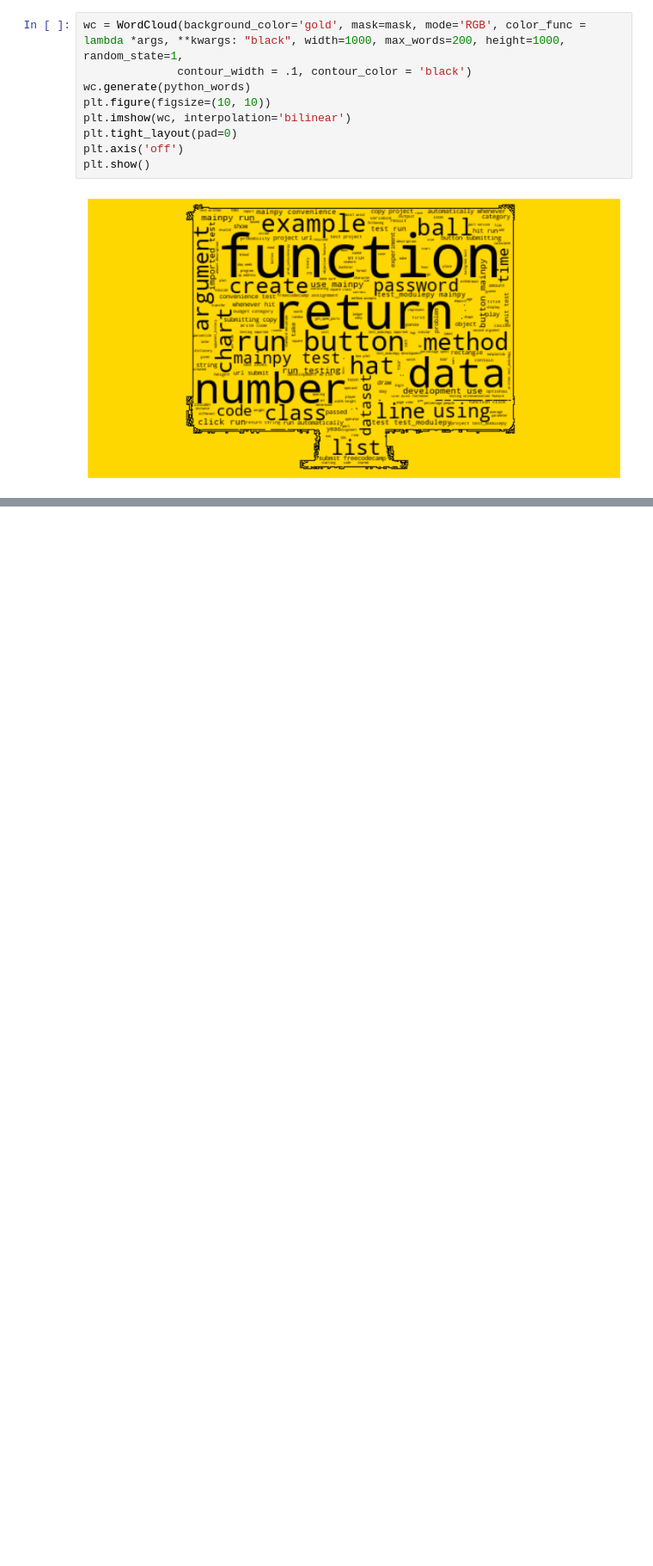
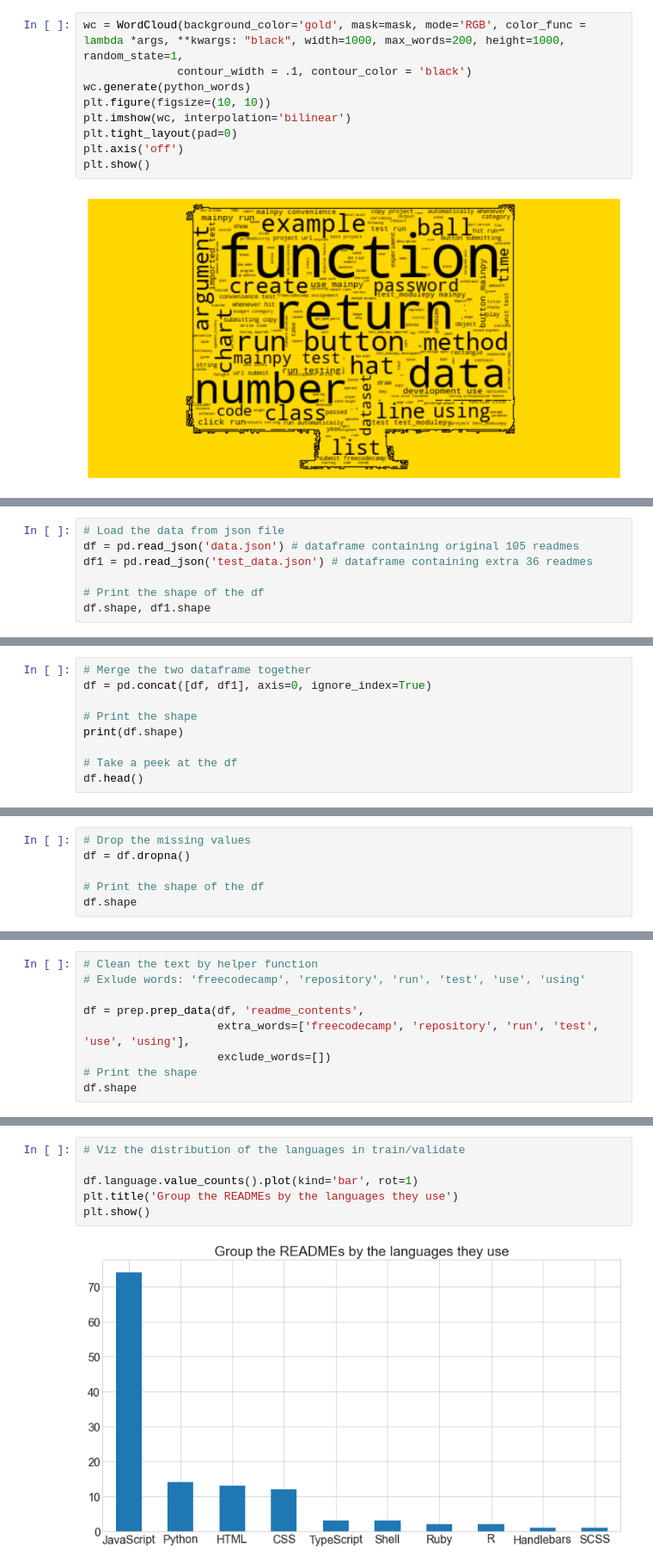
Before and after one commit to AAranda10/nlp-project, a Jupyter notebook: austin_explore.ipynb, the cells around one changed output, grey strips where cells are left out. Shown at 86% size. Drawn from its saved outputs; the diff is of its cells as text; blank space fills up the shorter version.

```diff
--- a/austin_explore.ipynb
+++ b/austin_explore.ipynb
@@ -402,0 +474,7 @@ plt.show()
+# %%
+# Load the data from json file
+df = pd.read_json('data.json') # dataframe containing original 105 readmes
+df1 = pd.read_json('test_data.json') # dataframe containing extra 36 readmes
+
+# Print the shape of the df
+df.shape, df1.shape
@@ -402,0 +497,9 @@ plt.show()
+# %%
+# Merge the two dataframe together
+df = pd.concat([df, df1], axis=0, ignore_index=True)
+
+# Print the shape
+print(df.shape)
+
+# Take a peek at the df
+df.head()
@@ -402,0 +534,6 @@ plt.show()
+# %%
+# Drop the missing values
+df = df.dropna()
+
+# Print the shape of the df
+df.shape
@@ -402,0 +542,9 @@ plt.show()
+# %%
+# Clean the text by helper function
+# Exlude words: 'freecodecamp', 'repository', 'run', 'test', 'use', 'using'
+
+df = prep.prep_data(df, 'readme_contents',
+                    extra_words=['freecodecamp', 'repository', 'run', 'test', 'use', 'using'],
+                    exclude_words=[])
+# Print the shape
+df.shape
@@ -402,0 +589,8 @@ plt.show()
+# %%
+# Viz the distribution of the languages in train/validate
+
+df.language.value_counts().plot(kind='bar', rot=1)
+plt.title('Group the READMEs by the languages they use')
+plt.show()
+# %% [output]
+[figure, added]
```
Also changed, not shown: parts of 139 cells of this notebook, 1 other file.
